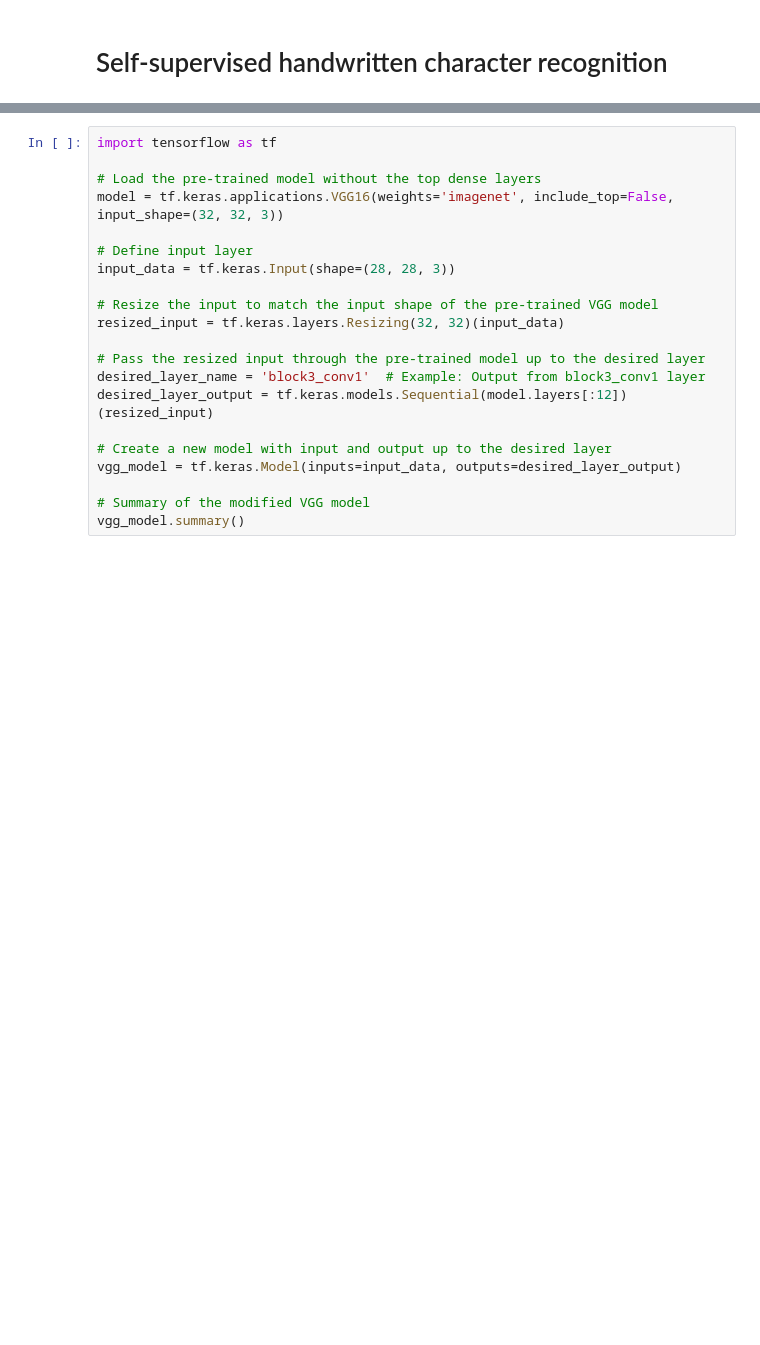
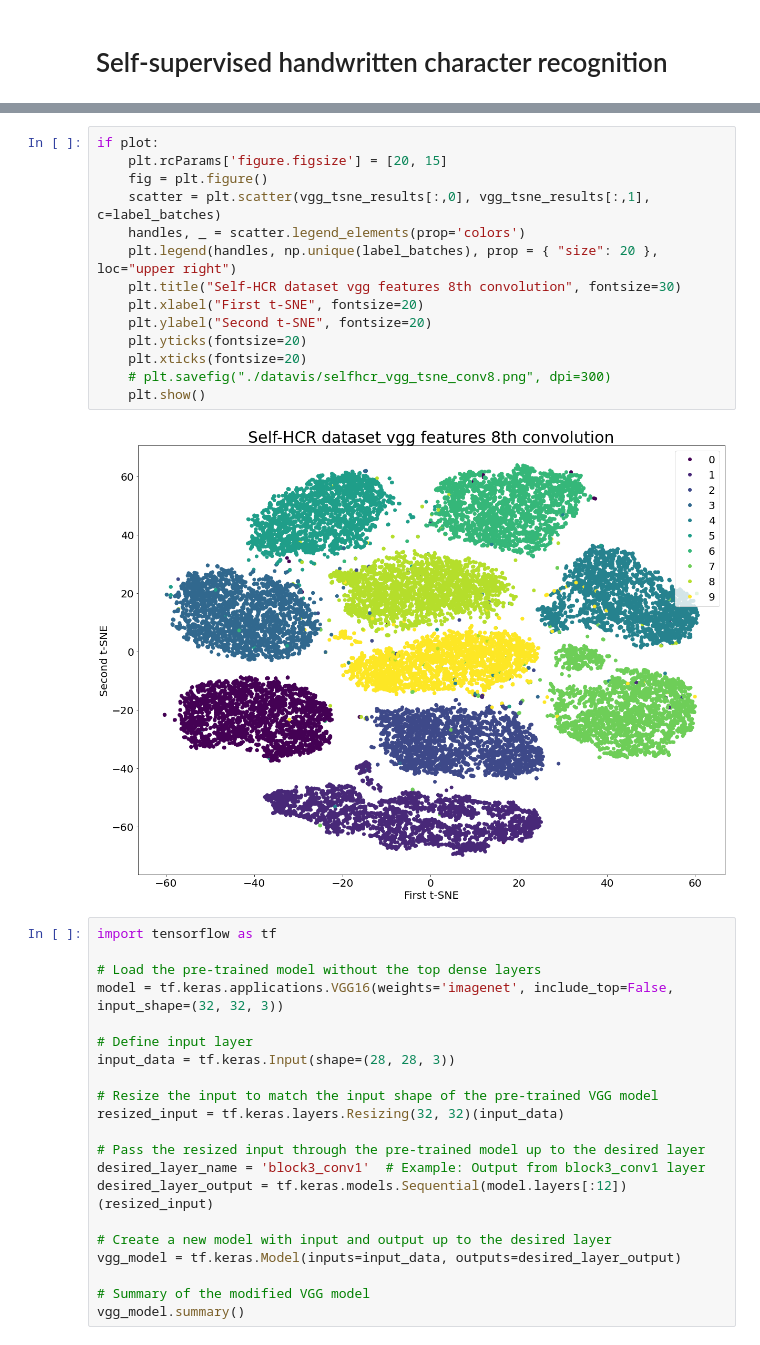
Before and after one commit to Lisa-dk/self-supervised-mnist, a Jupyter notebook: HTR_mwe.ipynb, the cells around one changed output, grey strips where cells are left out. Cells and saved outputs as stored; diff of their text form; blank space fills up the shorter version.

```diff
--- a/HTR_mwe.ipynb
+++ b/HTR_mwe.ipynb
@@ -351,3 +396,19 @@ OSError: No file or directory found at mnist_gan.keras
+# %%
+if plot:
+	plt.rcParams['figure.figsize'] = [20, 15]
+	fig = plt.figure()
+	scatter = plt.scatter(vgg_tsne_results[:,0], vgg_tsne_results[:,1], c=label_batches)
+	handles, _ = scatter.legend_elements(prop='colors')
+	plt.legend(handles, np.unique(label_batches), prop = { "size": 20 }, loc="upper right")
+	plt.title("Self-HCR dataset vgg features 8th convolution", fontsize=30)
+	plt.xlabel("First t-SNE", fontsize=20)
+	plt.ylabel("Second t-SNE", fontsize=20)
+	plt.yticks(fontsize=20)
+	plt.xticks(fontsize=20)
+	# plt.savefig("./datavis/selfhcr_vgg_tsne_conv8.png", dpi=300)
+	plt.show()
+# %% [output]
+[figure, added]
 # %%
 import tensorflow as tf
 
```
Also changed, not shown: parts of 19 cells of this notebook, 17 other files.
